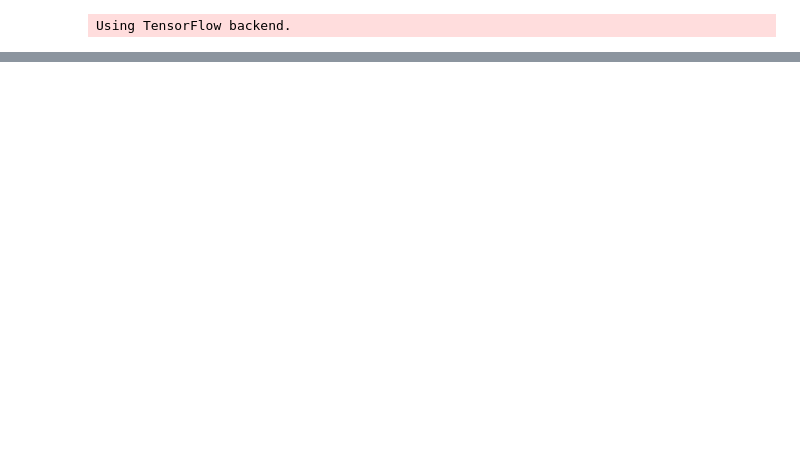
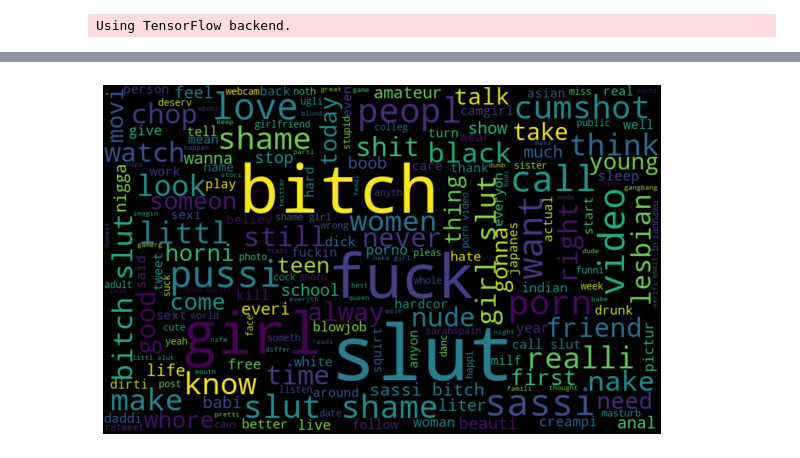
Before and after one commit to theruuwinn/Twitter-Harassment, a Jupyter notebook: NN-model.ipynb, the cells around one changed output, grey strips where cells are left out. Cells and saved outputs as stored; diff of their text form; code cells hidden in the pictures; blank space fills up the shorter version.

```diff
--- a/NN-model.ipynb
+++ b/NN-model.ipynb
@@ -32,0 +93,9 @@ df = pd.read_csv("./sentiment_data.csv")
+# %%
+df = df.append(df, ignore_index=True)
+# %%
+def remove_pattern(input_txt, pattern):
+    r = re.findall(pattern, input_txt)
+    for i in r:
+        input_txt = re.sub(i, '', input_txt)
+
+    return input_txt
@@ -75,0 +160,11 @@ print(y[3])
+# %%
+all_words = ' '.join([text for text in df['tweet_content']])
+from wordcloud import WordCloud
+wordcloud = WordCloud(width=800, height=500, random_state=21, max_font_size=110).generate(all_words)
+
+plt.figure(figsize=(10, 7))
+plt.imshow(wordcloud, interpolation="bilinear")
+plt.axis('off')
+plt.show()
+# %% [output]
+[figure, added]
```
Also changed, not shown: parts of 34 cells of this notebook, 1 other file.
